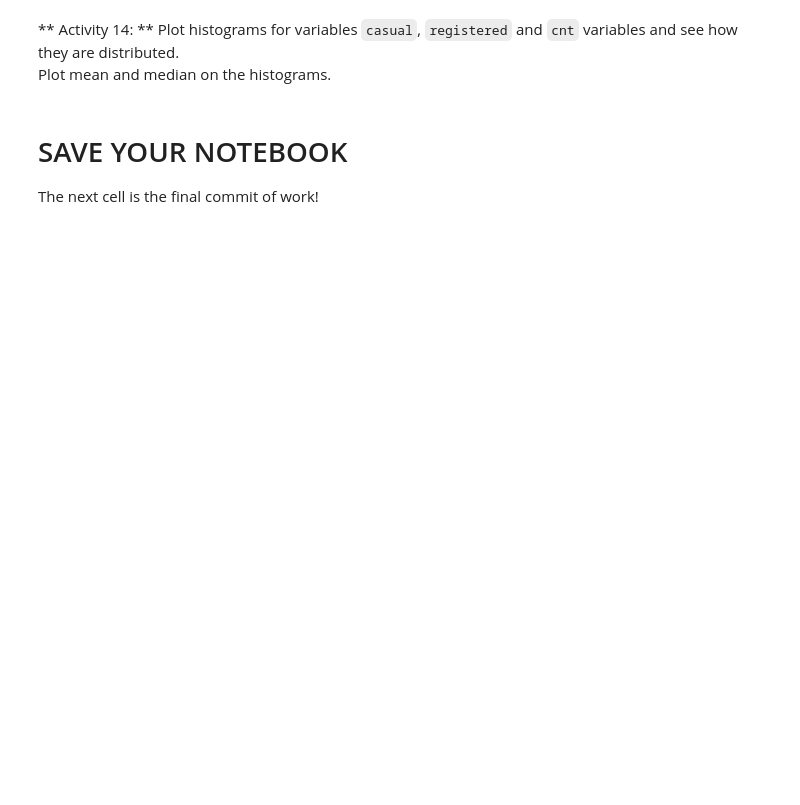
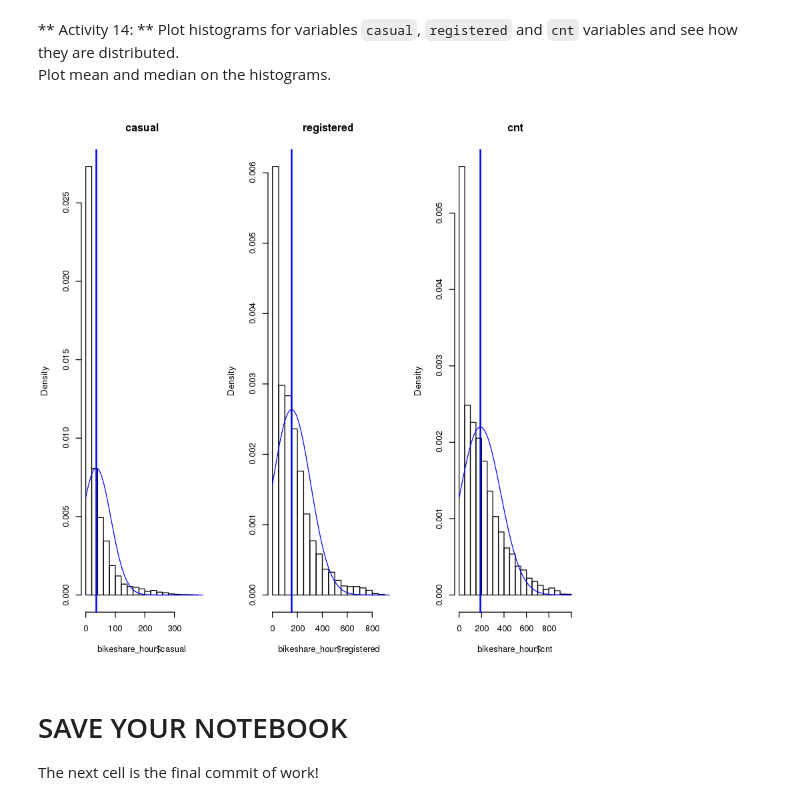
Before and after one commit to cosmos454b/dsa, a Jupyter notebook: modules/module1/exercises/exercises.ipynb, the cells around one changed output. Drawn from its saved outputs; the diff is of its cells as text; code cells hidden in the pictures; blank space fills up the shorter version.

```diff
--- a/modules/module1/exercises/exercises.ipynb
+++ b/modules/module1/exercises/exercises.ipynb
@@ -354,3 +375,35 @@ Plot mean and median on the histograms.
+# %%
+par(mfrow=c(1,3))
+#casual
+casual_mean <- mean(bikeshare_hour$casual)
+casual_sd   <- sd(bikeshare_hour$casual)
+hist(bikeshare_hour$casual,prob=TRUE,main="casual")
+x <- 0:400
+y <- dnorm(x = x, mean = casual_mean, sd = casual_sd)
+lines(x = x, y = y, col = "blue")
+abline(v = casual_mean, col = "blue", lwd = 2)
+
+
+#registered
+registered_mean <- mean(bikeshare_hour$registered)
+registered_sd   <- sd(bikeshare_hour$registered)
+hist(bikeshare_hour$registered,prob=TRUE,main="registered")
+x <- 0:1000
+y <- dnorm(x = x, mean = registered_mean, sd = registered_sd)
+lines(x = x, y = y, col = "blue")
+abline(v = registered_mean, col = "blue", lwd = 2)
+
+
+#cnt
+cnt_mean <- mean(bikeshare_hour$cnt)
+cnt_sd   <- sd(bikeshare_hour$cnt)
+hist(bikeshare_hour$cnt,prob=TRUE,main="cnt")
+x <- 0:1000
+y <- dnorm(x = x, mean = cnt_mean, sd = cnt_sd)
+lines(x = x, y = y, col = "blue")
+abline(v = cnt_mean, col = "blue", lwd = 2)
+# %% [output]
+[figure, added]
 # %% [markdown]
 # SAVE YOUR NOTEBOOK
 
```
Also changed, not shown: parts of 11 cells of this notebook.
